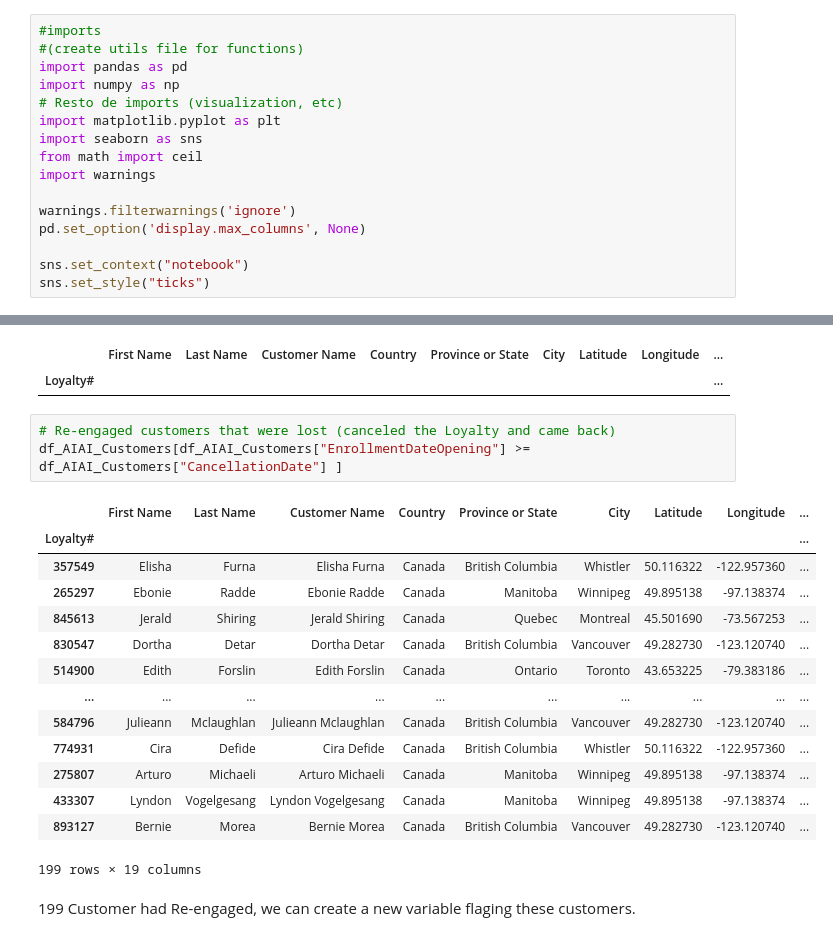
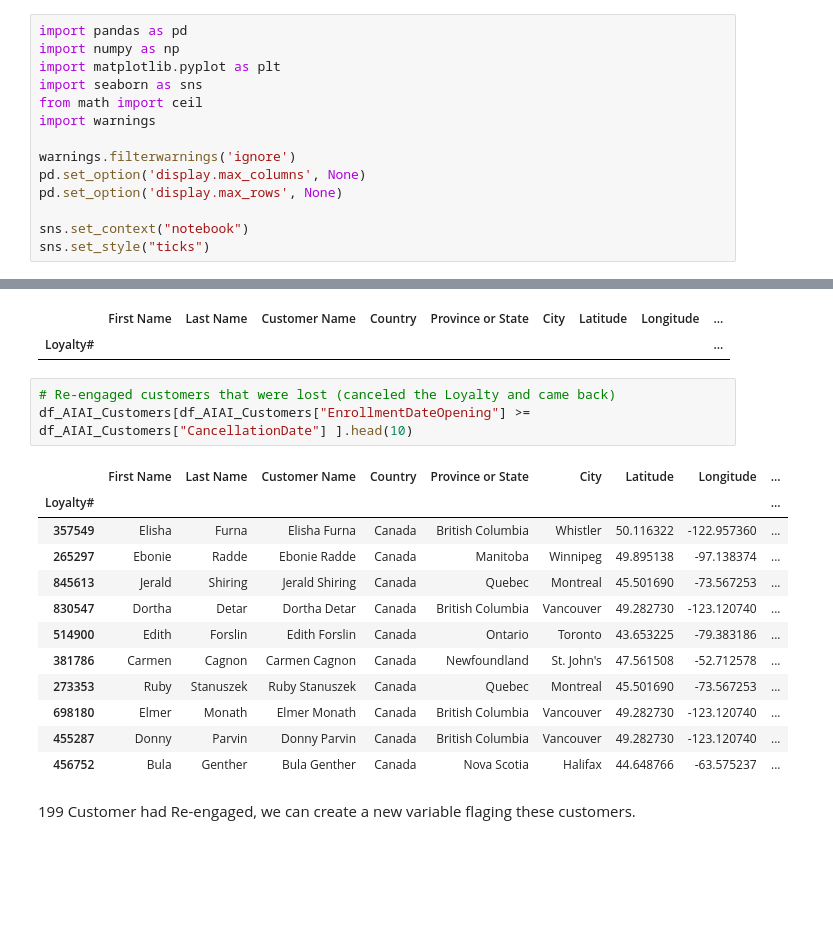
Before and after one commit to luisbdavila/Airline_Customer_Segmentation_DataMining_Project_Python, a Jupyter notebook: 1_Delivery/Code/EDA.ipynb, the cells around one changed output, grey strips where cells are left out. Saved outputs shown, nothing was run; the diff lists cells and outputs as text; blank space fills up the shorter version.

```diff
--- a/1_Delivery/Code/EDA.ipynb
+++ b/1_Delivery/Code/EDA.ipynb
@@ -24,11 +28,8 @@ Veronica Mendes 20221944
 # %% [markdown]
 ## Imports
 # %%
-#imports
-#(create utils file for functions)
 import pandas as pd
 import numpy as np
-# Resto de imports (visualization, etc)
 import matplotlib.pyplot as plt
 import seaborn as sns
 from math import ceil
@@ -36,6 +37,7 @@ import warnings
 
 warnings.filterwarnings('ignore')
 pd.set_option('display.max_columns', None)
+pd.set_option('display.max_rows', None)
 
 sns.set_context("notebook")
 sns.set_style("ticks")
@@ -386,22 +386,20 @@ df_AIAI_Customers[df_AIAI_Customers["CancellationDate"] == df_AIAI_Customers["En
 | Loyalty# |  |  |  |  |  |  |  |  | ... |
 # %%
 # Re-engaged customers that were lost (canceled the Loyalty and came back)
-df_AIAI_Customers[df_AIAI_Customers["EnrollmentDateOpening"] >= df_AIAI_Customers["CancellationDate"] ]
+df_AIAI_Customers[df_AIAI_Customers["EnrollmentDateOpening"] >= df_AIAI_Customers["CancellationDate"] ].head(10)
 # %% [output]
 |  | First Name | Last Name | Customer Name | Country | Province or State | City | Latitude | Longitude | ... |
 | Loyalty# |  |  |  |  |  |  |  |  | ... |
 | 357549 | Elisha | Furna | Elisha Furna | Canada | British Columbia | Whistler | 50.116322 | -122.957360 | ... |
 | 265297 | Ebonie | Radde | Ebonie Radde | Canada | Manitoba | Winnipeg | 49.895138 | -97.138374 | ... |
 | 845613 | Jerald | Shiring | Jerald Shiring | Canada | Quebec | Montreal | 45.501690 | -73.567253 | ... |
 | 830547 | Dortha | Detar | Dortha Detar | Canada | British Columbia | Vancouver | 49.282730 | -123.120740 | ... |
 | 514900 | Edith | Forslin | Edith Forslin | Canada | Ontario | Toronto | 43.653225 | -79.383186 | ... |
-| ... | ... | ... | ... | ... | ... | ... | ... | ... | ... |
-| 584796 | Julieann | Mclaughlan | Julieann Mclaughlan | Canada | British Columbia | Vancouver | 49.282730 | -123.120740 | ... |
-| 774931 | Cira | Defide | Cira Defide | Canada | British Columbia | Whistler | 50.116322 | -122.957360 | ... |
-| 275807 | Arturo | Michaeli | Arturo Michaeli | Canada | Manitoba | Winnipeg | 49.895138 | -97.138374 | ... |
-| 433307 | Lyndon | Vogelgesang | Lyndon Vogelgesang | Canada | Manitoba | Winnipeg | 49.895138 | -97.138374 | ... |
-| 893127 | Bernie | Morea | Bernie Morea | Canada | British Columbia | Vancouver | 49.282730 | -123.120740 | ... |
+| 381786 | Carmen | Cagnon | Carmen Cagnon | Canada | Newfoundland | St. John's | 47.561508 | -52.712578 | ... |
+| 273353 | Ruby | Stanuszek | Ruby Stanuszek | Canada | Quebec | Montreal | 45.501690 | -73.567253 | ... |
+| 698180 | Elmer | Monath | Elmer Monath | Canada | British Columbia | Vancouver | 49.282730 | -123.120740 | ... |
+| 455287 | Donny | Parvin | Donny Parvin | Canada | British Columbia | Vancouver | 49.282730 | -123.120740 | ... |
+| 456752 | Bula | Genther | Bula Genther | Canada | Nova Scotia | Halifax | 44.648766 | -63.575237 | ... |
-199 rows × 19 columns
 # %% [markdown]
 199 Customer had Re-engaged, we can create a new variable flaging these customers.
 # %%
```
Also changed, not shown: parts of 11 cells of this notebook, 1 other file.
